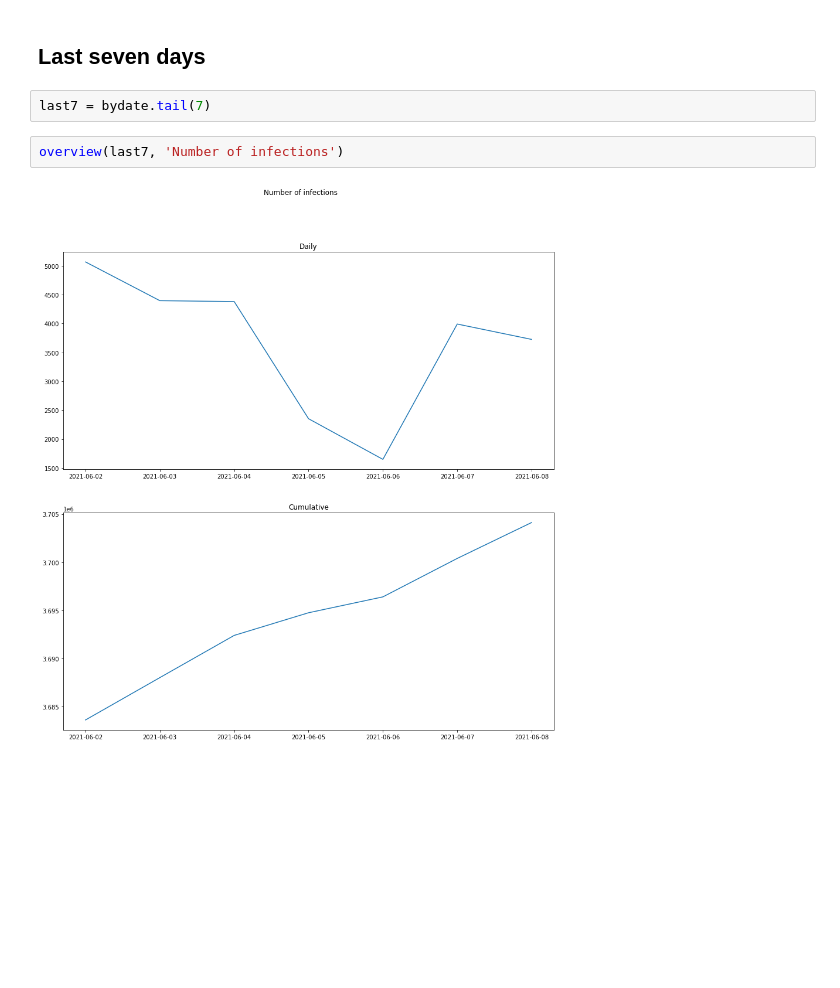
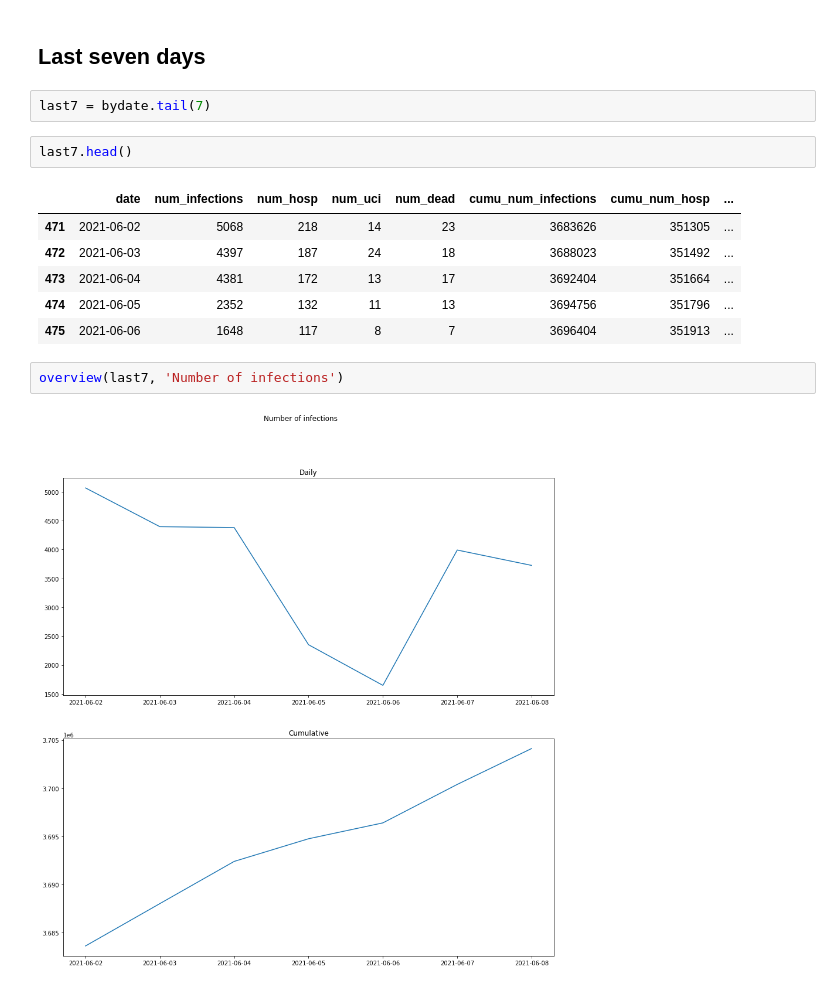
Before and after one commit to ffreire92/final_project, a Jupyter notebook: notebooks/Information_sources.ipynb, the cells around one changed output. Cells and saved outputs as stored; diff of their text form; blank space fills up the shorter version.

```diff
--- a/notebooks/Information_sources.ipynb
+++ b/notebooks/Information_sources.ipynb
@@ -452,6 +440,15 @@ graph_bar('horizontal', gender, 'Number of deaths (%)',
 ## Last seven days
 # %%
 last7 = bydate.tail(7)
+# %%
+last7.head()
+# %% [output]
+|  | date | num_infections | num_hosp | num_uci | num_dead | cumu_num_infections | cumu_num_hosp | ... |
+| 471 | 2021-06-02 | 5068 | 218 | 14 | 23 | 3683626 | 351305 | ... |
+| 472 | 2021-06-03 | 4397 | 187 | 24 | 18 | 3688023 | 351492 | ... |
+| 473 | 2021-06-04 | 4381 | 172 | 13 | 17 | 3692404 | 351664 | ... |
+| 474 | 2021-06-05 | 2352 | 132 | 11 | 13 | 3694756 | 351796 | ... |
+| 475 | 2021-06-06 | 1648 | 117 | 8 | 7 | 3696404 | 351913 | ... |
 # %%
 overview(last7, 'Number of infections')
 # %% [output]
```
Also changed, not shown: parts of 59 cells of this notebook.
